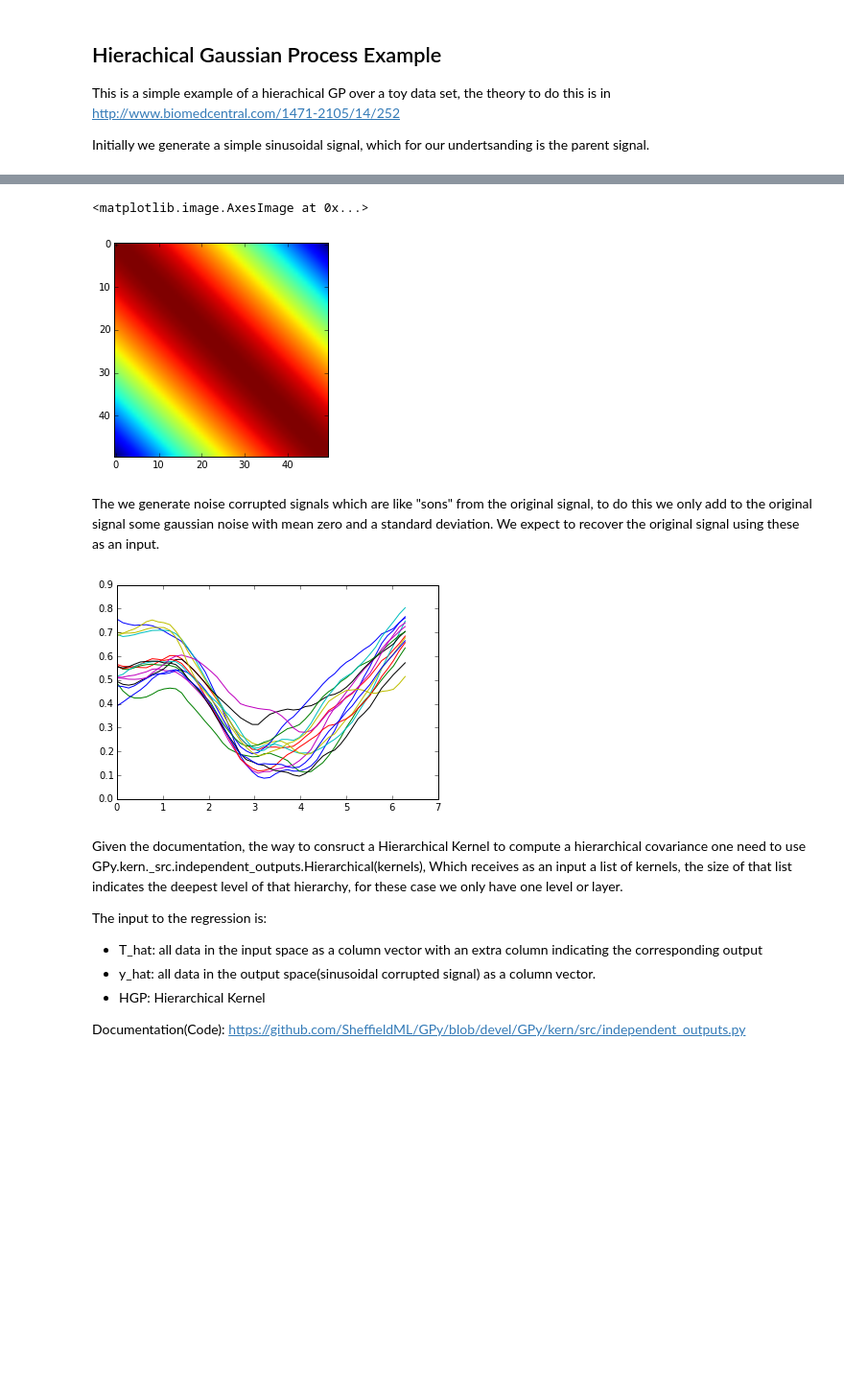
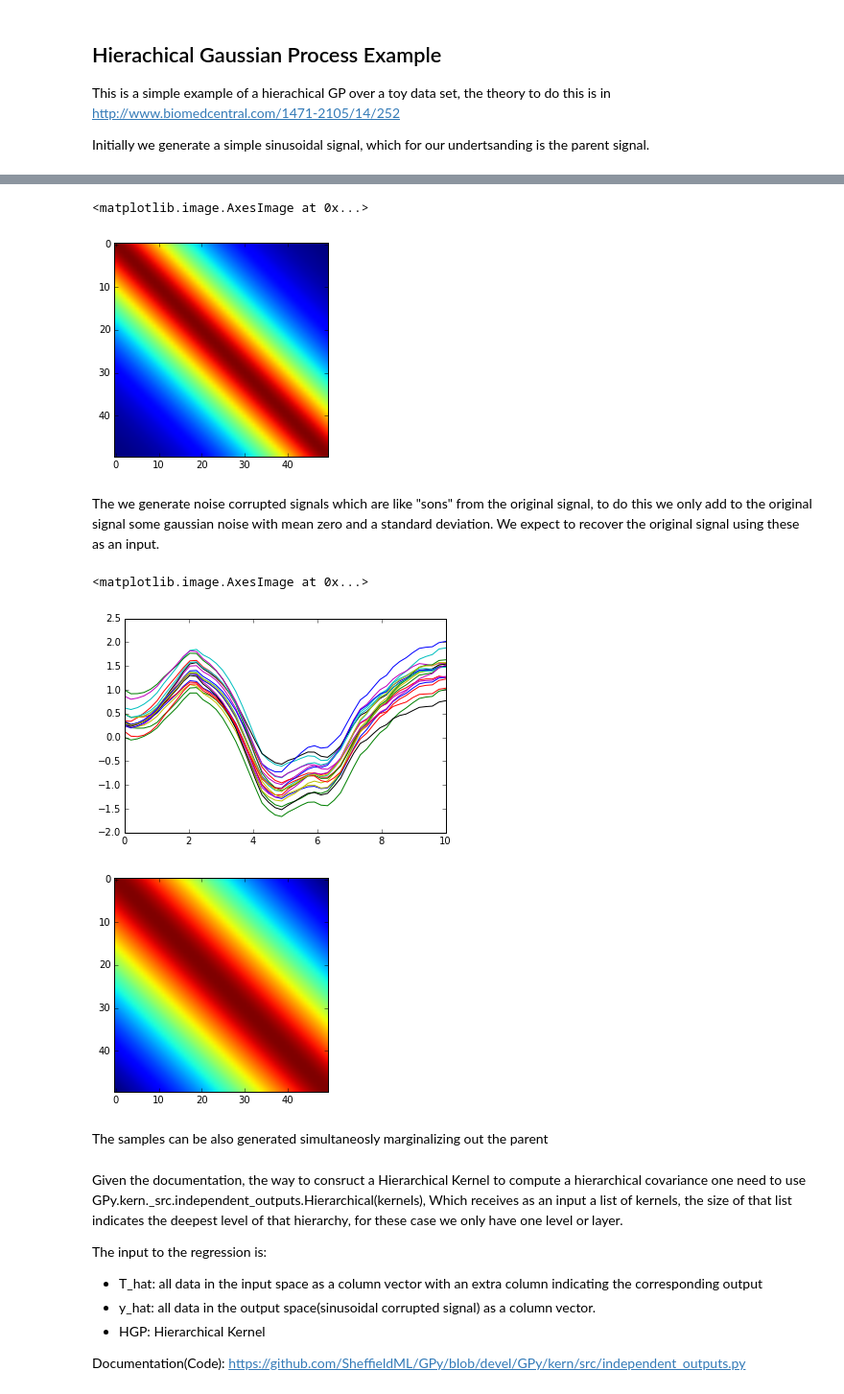
Before and after one commit to juangil/machine_learning_class, a Jupyter notebook: GP_tests/mocap_test_1/HGP_Tests.ipynb, the cells around one changed output, grey strips where cells are left out. Shown at 96% size. Drawn from its saved outputs; the diff is of its cells as text; code cells hidden in the pictures; blank space fills up the shorter version.

```diff
--- a/GP_tests/mocap_test_1/HGP_Tests.ipynb
+++ b/GP_tests/mocap_test_1/HGP_Tests.ipynb
@@ -16,9 +14,9 @@ This is a simple example of a hierachical GP over a toy data set, the theory to
 Initially we generate a simple sinusoidal signal, which for our undertsanding is the parent signal.
 # %%
 time_stamps = 50
-x_parent = np.linspace(0, 2*np.pi, time_stamps)
+x_parent = np.linspace(0, 10, time_stamps)
 # generationg the parent form a GP sample
-kg = GPy.kern.Matern32(1, variance=1., lengthscale=10.)
+kg = GPy.kern.Matern32(input_dim=1, variance=1.0, lengthscale=3.0)
 #inp = np.arange(x_parent.shape[0])
 inp = x_parent[:, None]
 C_parent_gen = kg.K(inp, None)
@@ -33,18 +31,26 @@ pb.plot(x_parent, g_n)
 plt.imshow(C_parent_gen)
 # %% [output]
 <matplotlib.image.AxesImage at 0x...>
-[figure, old version]
+[figure, new version]
 # %% [markdown]
 The we generate noise corrupted signals which are like "sons" from the original signal, to do this we only add to the original signal some  gaussian noise with mean zero and a standard deviation. We expect to recover the original signal using these as an input.
 # %%
-n_sons = 15
+n_sons = 20
 fn_list = []
-kf = GPy.kern.Matern32(1, variance=0.01, lengthscale=2.)
+kf = GPy.kern.Matern32(input_dim=1, variance=0.1, lengthscale=5.0)
 C_sons_gen = kf.K(inp, None)
+plt.figure(1)
 for i in range(0, n_sons):
     tmp = np.random.multivariate_normal(g_n, C_sons_gen, 1)
     tmp = np.squeeze(tmp)
     fn_list.append(tmp)
-    pb.plot(inp, tmp)
+    plt.plot(inp, tmp)
+
+plt.figure(2)
+plt.imshow(C_sons_gen)
 # %% [output]
+<matplotlib.image.AxesImage at 0x...>
-[figure, old version]
+[figure, new version]
+[figure, added]
+# %% [markdown]
+The samples can be also generated simultaneosly marginalizing out the parent
```
Also changed, not shown: parts of 24 cells of this notebook.
